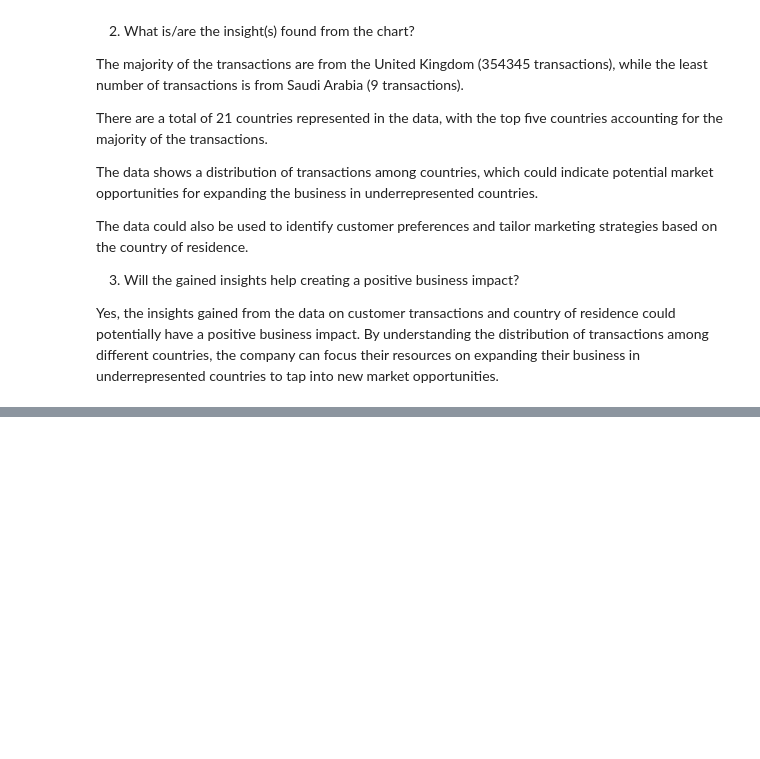
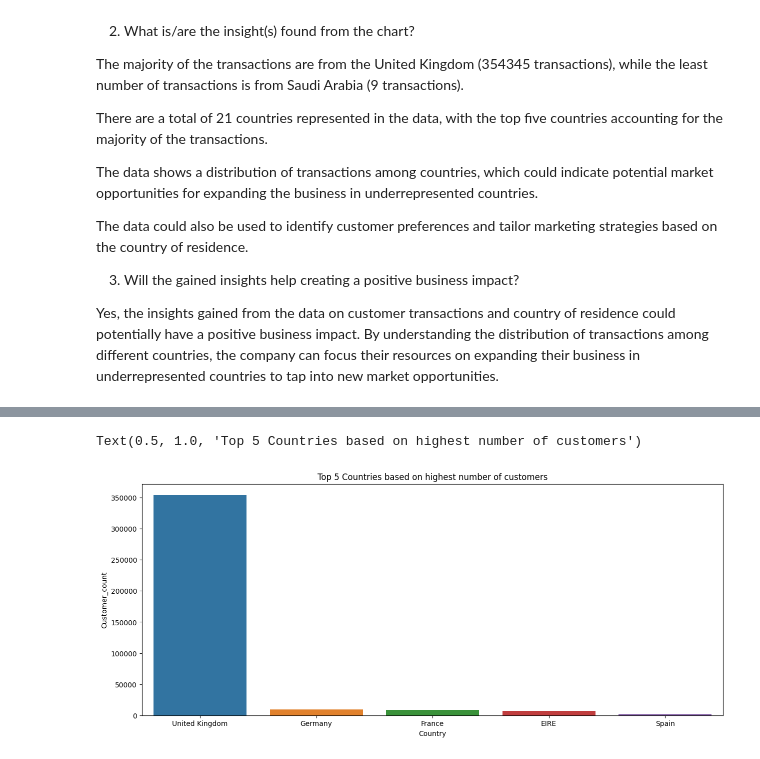
Before and after one commit to tusharraskar/Online-Retail-Customer-Segmentation, a Jupyter notebook: Online Retail Customer Segmentation.ipynb, the cells around one changed output, grey strips where cells are left out. Cells and saved outputs as stored; diff of their text form; code cells hidden in the pictures; blank space fills up the shorter version.

```diff
--- a/Online Retail Customer Segmentation.ipynb
+++ b/Online Retail Customer Segmentation.ipynb
@@ -710,3 +721,12 @@ for country in top_10_countries:
 [figure]
 [figure]
 [figure]
+# %%
+# top 5 countries where max sell happens.
+top_5_countries=df['Country'].value_counts().reset_index().rename(columns={'index':'Country','Country':'Customer_count'})
+plt.figure(figsize=(15,6))
+sns.barplot(x=top_5_countries['Country'].head(5),y=top_5_countries['Customer_count'].head(5))
+plt.title('Top 5 Countries based on highest number of customers')
+# %% [output]
+Text(0.5, 1.0, 'Top 5 Countries based on highest number of customers')
+[figure, added]
```
Also changed, not shown: parts of 23 cells of this notebook.
